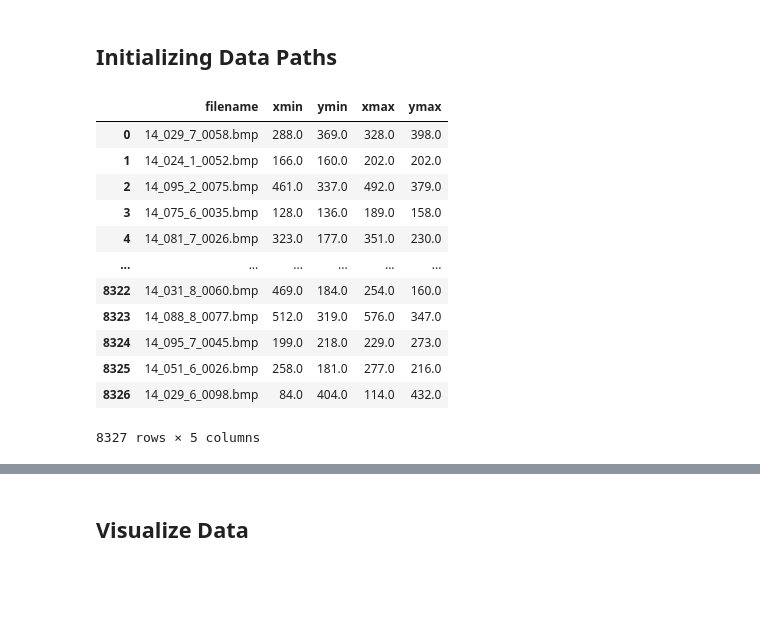
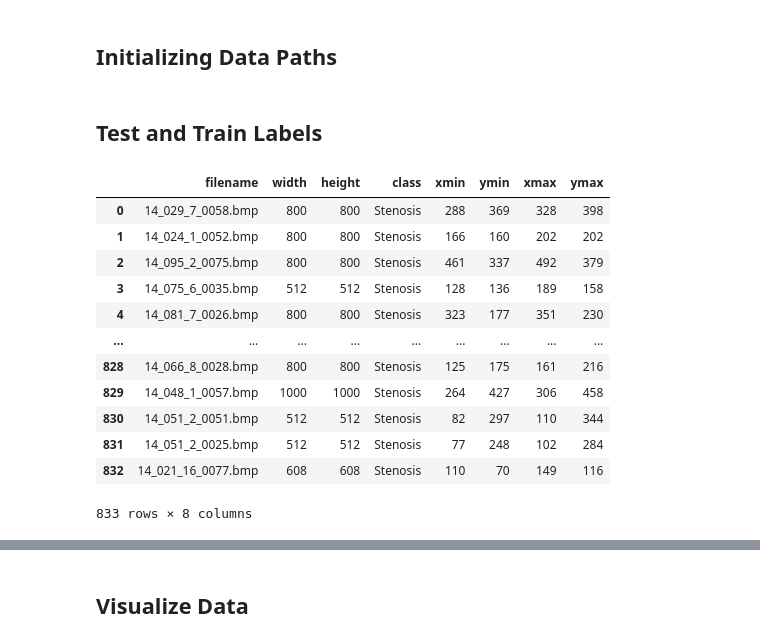
Before and after one commit to NevilleMthw/Stenosis-Project, a Jupyter notebook: models.ipynb, the cells around one changed output, grey strips where cells are left out. Saved outputs shown, nothing was run; the diff lists cells and outputs as text; code cells hidden in the pictures; blank space fills up the shorter version.

Commit message:
Implemented validation label extraction

```diff
--- a/models.ipynb
+++ b/models.ipynb
@@ -36,17 +45,19 @@ split_data_path = r'C:\Users\conm\Desktop\Stenosis-Project\Stenosis detection\in
+# %% [markdown]
+## Test and Train Labels
 # %%
-labels = pd.read_csv('labels.csv')
-labels
+test_labels_csv = pd.read_csv('test_labels.csv')
+test_labels_csv
 # %% [output]
-|  | filename | xmin | ymin | xmax | ymax |
-| 0 | 14_029_7_0058.bmp | 288.0 | 369.0 | 328.0 | 398.0 |
-| 1 | 14_024_1_0052.bmp | 166.0 | 160.0 | 202.0 | 202.0 |
-| 2 | 14_095_2_0075.bmp | 461.0 | 337.0 | 492.0 | 379.0 |
-| 3 | 14_075_6_0035.bmp | 128.0 | 136.0 | 189.0 | 158.0 |
-| 4 | 14_081_7_0026.bmp | 323.0 | 177.0 | 351.0 | 230.0 |
-| ... | ... | ... | ... | ... | ... |
-| 8322 | 14_031_8_0060.bmp | 469.0 | 184.0 | 254.0 | 160.0 |
-| 8323 | 14_088_8_0077.bmp | 512.0 | 319.0 | 576.0 | 347.0 |
-| 8324 | 14_095_7_0045.bmp | 199.0 | 218.0 | 229.0 | 273.0 |
-| 8325 | 14_051_6_0026.bmp | 258.0 | 181.0 | 277.0 | 216.0 |
-| 8326 | 14_029_6_0098.bmp | 84.0 | 404.0 | 114.0 | 432.0 |
+|  | filename | width | height | class | xmin | ymin | xmax | ymax |
+| 0 | 14_029_7_0058.bmp | 800 | 800 | Stenosis | 288 | 369 | 328 | 398 |
+| 1 | 14_024_1_0052.bmp | 800 | 800 | Stenosis | 166 | 160 | 202 | 202 |
+| 2 | 14_095_2_0075.bmp | 800 | 800 | Stenosis | 461 | 337 | 492 | 379 |
+| 3 | 14_075_6_0035.bmp | 512 | 512 | Stenosis | 128 | 136 | 189 | 158 |
+| 4 | 14_081_7_0026.bmp | 800 | 800 | Stenosis | 323 | 177 | 351 | 230 |
+| ... | ... | ... | ... | ... | ... | ... | ... | ... |
+| 828 | 14_066_8_0028.bmp | 800 | 800 | Stenosis | 125 | 175 | 161 | 216 |
+| 829 | 14_048_1_0057.bmp | 1000 | 1000 | Stenosis | 264 | 427 | 306 | 458 |
+| 830 | 14_051_2_0051.bmp | 512 | 512 | Stenosis | 82 | 297 | 110 | 344 |
+| 831 | 14_051_2_0025.bmp | 512 | 512 | Stenosis | 77 | 248 | 102 | 284 |
+| 832 | 14_021_16_0077.bmp | 608 | 608 | Stenosis | 110 | 70 | 149 | 116 |
-8327 rows × 5 columns
+833 rows × 8 columns
```
Also changed, not shown: parts of 40 cells of this notebook.
